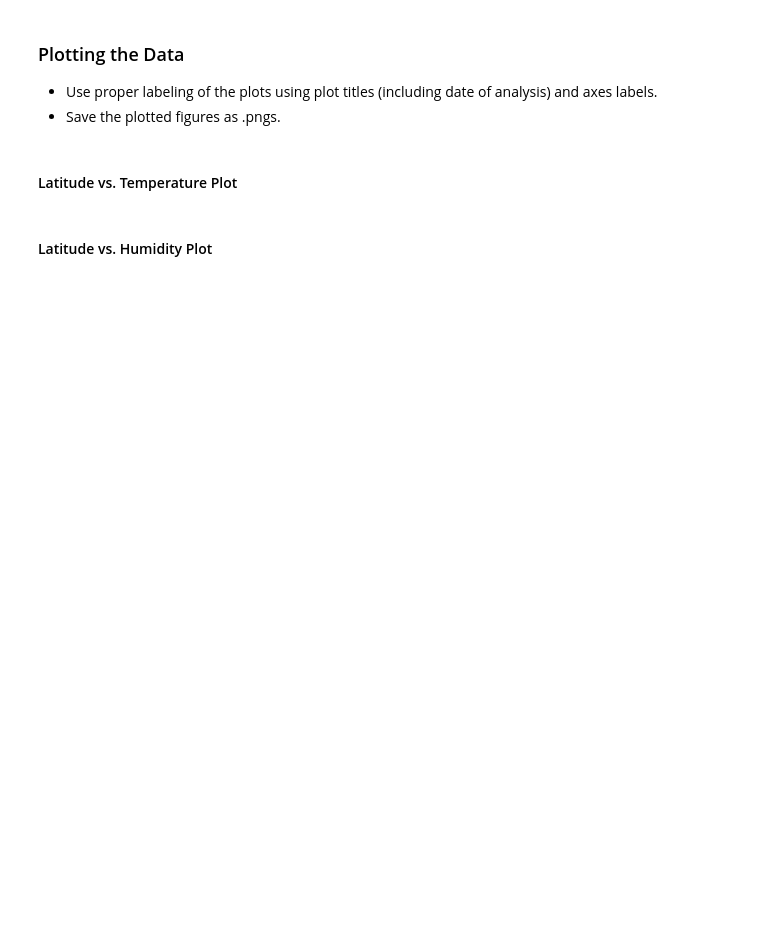
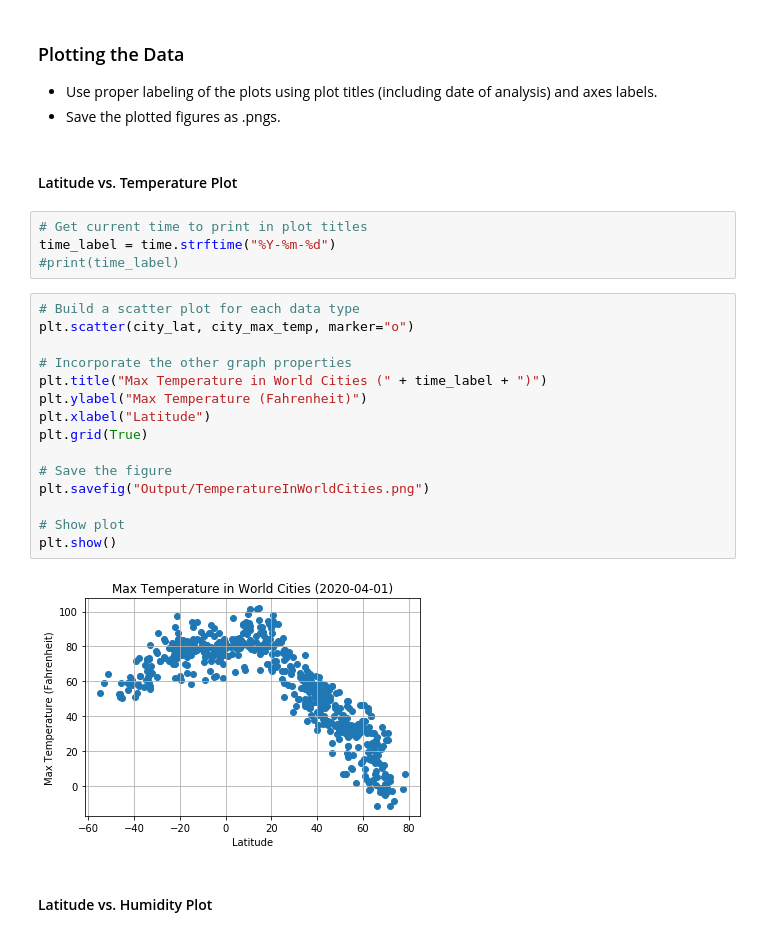
Before and after one commit to DigBaseball/python-api-challenge, a Jupyter notebook: WeatherPy/WeatherPy.ipynb, the cells around one changed output. Drawn from its saved outputs; the diff is of its cells as text; blank space fills up the shorter version.

Commit message:
Added Output folder. Added Code to create full data plots.

```diff
--- a/WeatherPy/WeatherPy.ipynb
+++ b/WeatherPy/WeatherPy.ipynb
@@ -176,5 +178,26 @@ weather_data.head()
 * Save the plotted figures as .pngs.
 # %% [markdown]
 #### Latitude vs. Temperature Plot
+# %%
+# Get current time to print in plot titles
+time_label = time.strftime("%Y-%m-%d")
+#print(time_label)
+# %%
+# Build a scatter plot for each data type
+plt.scatter(city_lat, city_max_temp, marker="o")
+
+# Incorporate the other graph properties
+plt.title("Max Temperature in World Cities (" + time_label + ")")
+plt.ylabel("Max Temperature (Fahrenheit)")
+plt.xlabel("Latitude")
+plt.grid(True)
+
+# Save the figure
+plt.savefig("Output/TemperatureInWorldCities.png")
+
+# Show plot
+plt.show()
+# %% [output]
+[figure, added]
 # %% [markdown]
 #### Latitude vs. Humidity Plot
```
Also changed, not shown: parts of 9 cells of this notebook, 6 other files.
